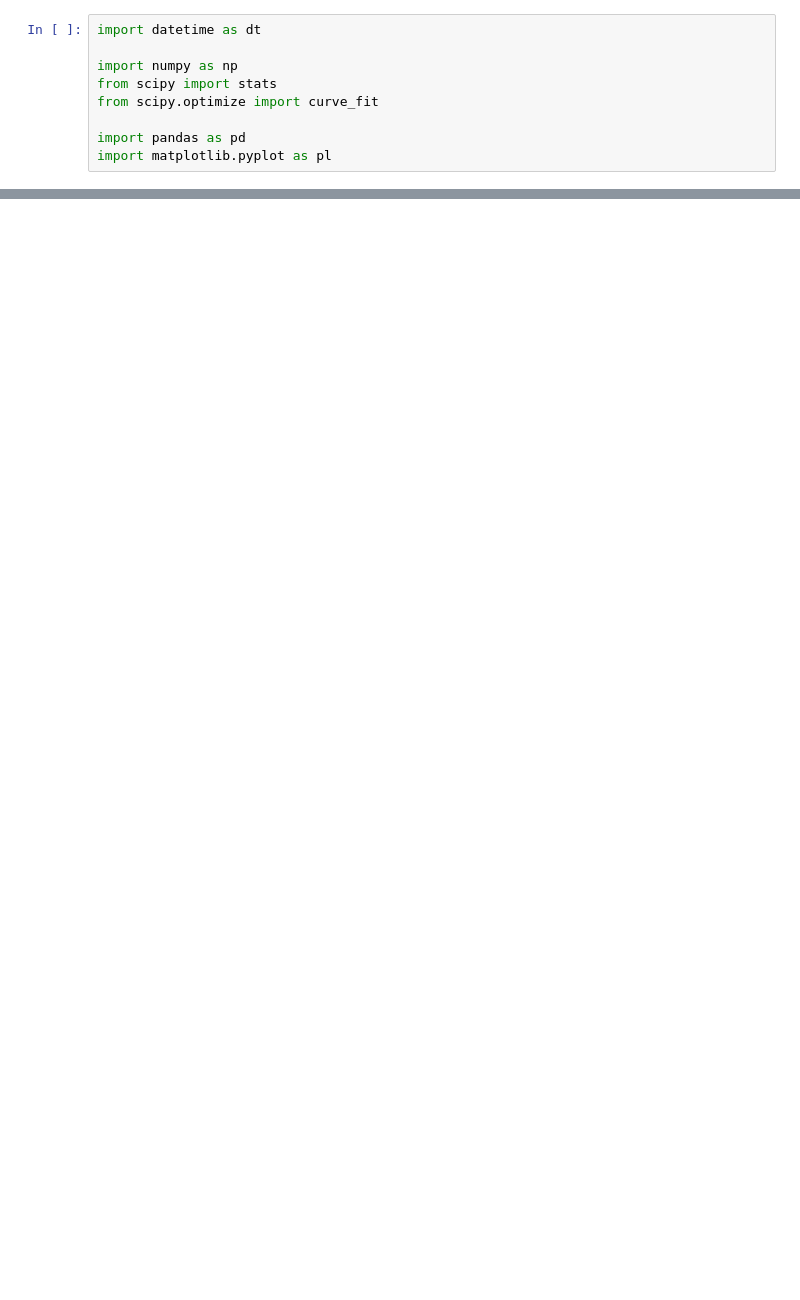
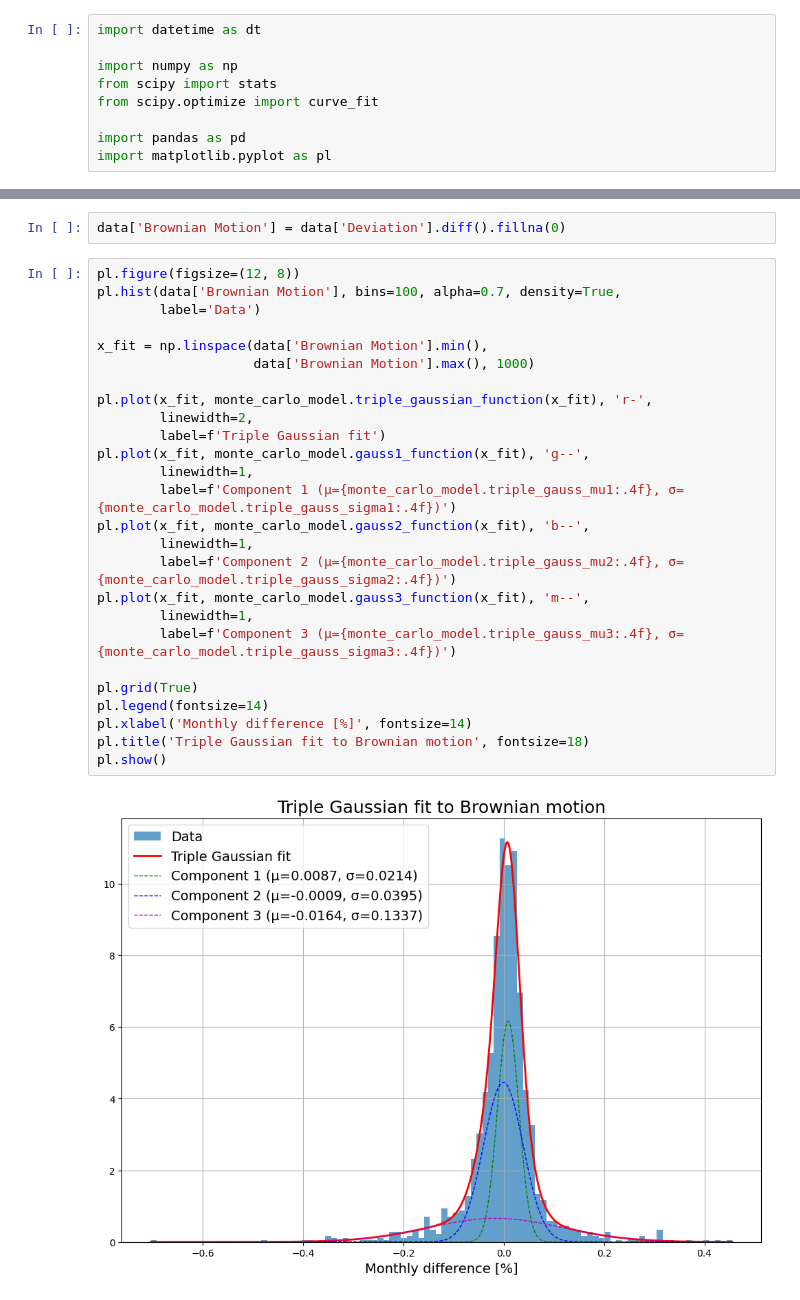
Before and after one commit to michal-racko/pycon_pl_2025, a Jupyter notebook: 002-snp500-price.ipynb, the cells around one changed output, grey strips where cells are left out. Saved outputs shown, nothing was run; the diff lists cells and outputs as text; blank space fills up the shorter version.

```diff
--- a/002-snp500-price.ipynb
+++ b/002-snp500-price.ipynb
@@ -215,0 +689,30 @@ pl.show()
+# %%
+data['Brownian Motion'] = data['Deviation'].diff().fillna(0)
+# %%
+pl.figure(figsize=(12, 8))
+pl.hist(data['Brownian Motion'], bins=100, alpha=0.7, density=True,
+        label='Data')
+
+x_fit = np.linspace(data['Brownian Motion'].min(),
+                    data['Brownian Motion'].max(), 1000)
+
+pl.plot(x_fit, monte_carlo_model.triple_gaussian_function(x_fit), 'r-',
+        linewidth=2,
+        label=f'Triple Gaussian fit')
+pl.plot(x_fit, monte_carlo_model.gauss1_function(x_fit), 'g--',
+        linewidth=1,
+        label=f'Component 1 (μ={monte_carlo_model.triple_gauss_mu1:.4f}, σ={monte_carlo_model.triple_gauss_sigma1:.4f})')
+pl.plot(x_fit, monte_carlo_model.gauss2_function(x_fit), 'b--',
+        linewidth=1,
+        label=f'Component 2 (μ={monte_carlo_model.triple_gauss_mu2:.4f}, σ={monte_carlo_model.triple_gauss_sigma2:.4f})')
+pl.plot(x_fit, monte_carlo_model.gauss3_function(x_fit), 'm--',
+        linewidth=1,
+        label=f'Component 3 (μ={monte_carlo_model.triple_gauss_mu3:.4f}, σ={monte_carlo_model.triple_gauss_sigma3:.4f})')
+
+pl.grid(True)
+pl.legend(fontsize=14)
+pl.xlabel('Monthly difference [%]', fontsize=14)
+pl.title('Triple Gaussian fit to Brownian motion', fontsize=18)
+pl.show()
+# %% [output]
+[figure, added]
```
Also changed, not shown: parts of 38 cells of this notebook, 5 other files.
